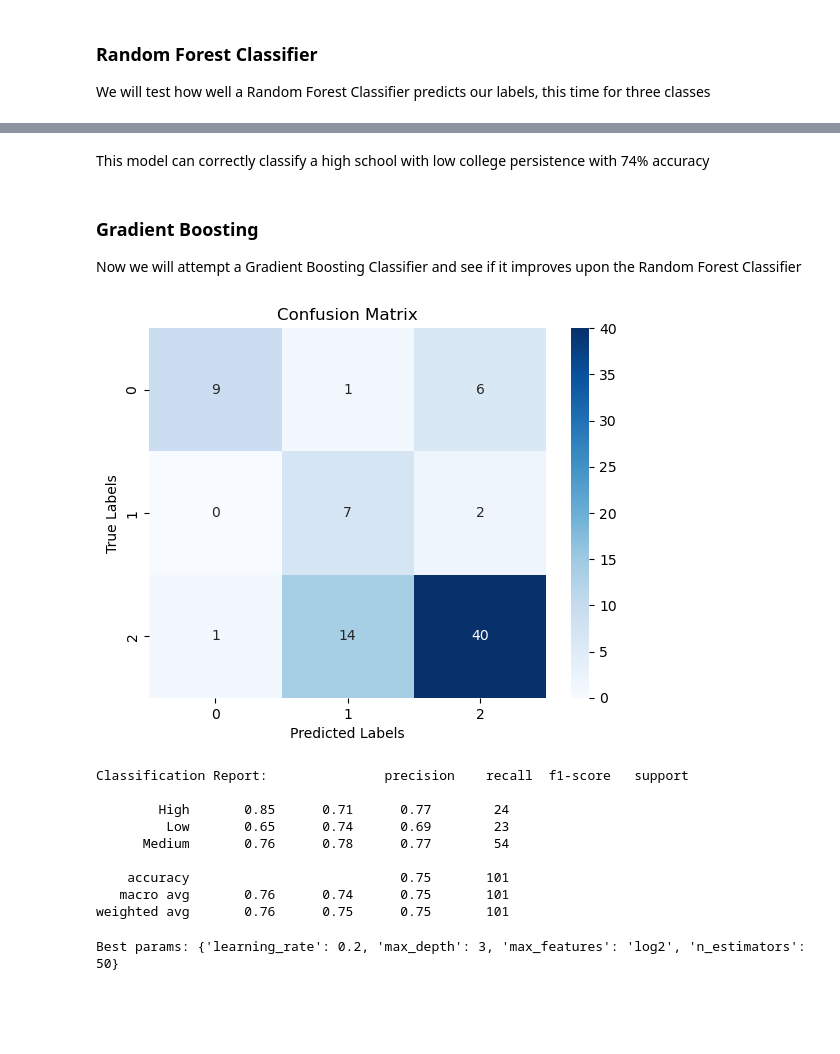
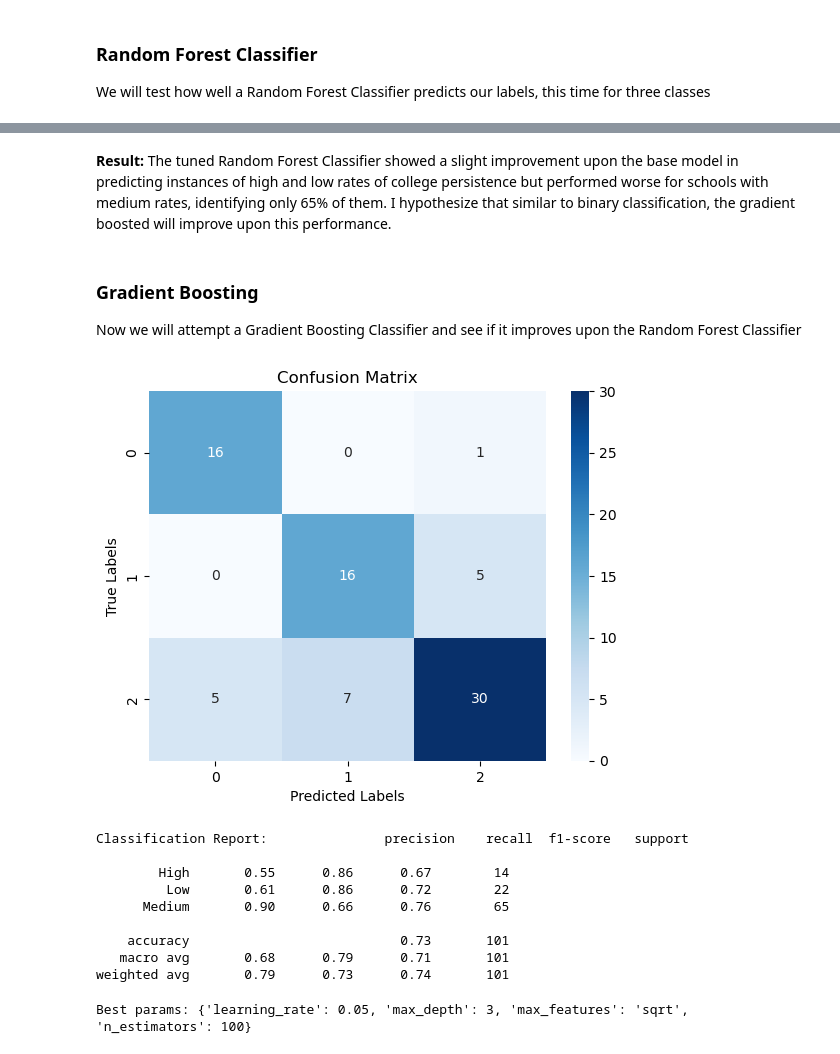
Before and after one commit to joyjessica/DSAN_5000_project, a Jupyter notebook: technical-details/supervised-learning/main.ipynb, the cells around one changed output, grey strips where cells are left out. Saved outputs shown, nothing was run; the diff lists cells and outputs as text; code cells hidden in the pictures; blank space fills up the shorter version.

Commit message:
clean supervised learning

```diff
--- a/technical-details/supervised-learning/main.ipynb
+++ b/technical-details/supervised-learning/main.ipynb
@@ -67,8 +64,8 @@ def train(X_train, y_train, learning_task_type, model_type, **kwargs):
     if learning_task_type == 'regression':
         if model_type == 'random_forest':
             model = RandomForestRegressor(**kwargs)
-        elif model_type == 'linear_regression':
-            model = LinearRegression(**kwargs)
+        elif model_type == 'lasso_regression':
+            model = Lasso(**kwargs)
         elif model_type == 'gradient_boosting':
             model = GradientBoostingRegressor(**kwargs)
         else:
@@ -606,30 +574,33 @@ weighted avg       0.76      0.75      0.75       101
-# %% [markdown]
-This model can correctly classify a high school with low college persistence with 74% accuracy
+# %% [markdown]
+**Result:** The tuned Random Forest Classifier showed a slight improvement upon the base model in predicting instances of high and low rates of college persistence but performed worse for schools with medium rates, identifying only 65% of them. I hypothesize that similar to binary classification, the gradient boosted will improve upon this performance.
 # %% [markdown]
 ### Gradient Boosting
 
 Now we will attempt a Gradient Boosting Classifier and see if it improves upon the Random Forest Classifier
 # %%
 X, y, X_train, X_val, X_test, y_train, y_val, y_test = preprocessing(df = df_multi, target_column='college_persistence_ranking')
+# %%
+smote = SMOTE(sampling_strategy='auto')
+X_smote, y_smote = smote.fit_resample(X_train, y_train)
 # %%
-model = train(X_train, y_train, 'classification', 'gradient_boosting')
+model = train(X_smote, y_smote, 'classification', 'gradient_boosting')
 y_pred = validation_eval('classification',model,  X_val, y_val)
 # %% [output]
-[figure, old version]
+[figure, new version]
 # %%
 y_pred = evaluate_test('classification', model, X_test, y_test)
 # %% [output]
 Classification Report:               precision    recall  f1-score   support
 
-        High       0.85      0.71      0.77        24
-         Low       0.65      0.74      0.69        23
-      Medium       0.76      0.78      0.77        54
+        High       0.55      0.86      0.67        14
+         Low       0.61      0.86      0.72        22
+      Medium       0.90      0.66      0.76        65
 
-    accuracy                           0.75       101
-   macro avg       0.76      0.74      0.75       101
-weighted avg       0.76      0.75      0.75       101
+    accuracy                           0.73       101
+   macro avg       0.68      0.79      0.71       101
+weighted avg       0.79      0.73      0.74       101
 # %%
 model = tune(model, X_train, y_train, boost_param_grid)
 # %% [output]
-Best params: {'learning_rate': 0.2, 'max_depth': 3, 'max_features': 'log2', 'n_estimators': 50}
+Best params: {'learning_rate': 0.05, 'max_depth': 3, 'max_features': 'sqrt', 'n_estimators': 100}
 # %%
```
Also changed, not shown: parts of 76 cells of this notebook, 36 other files.
